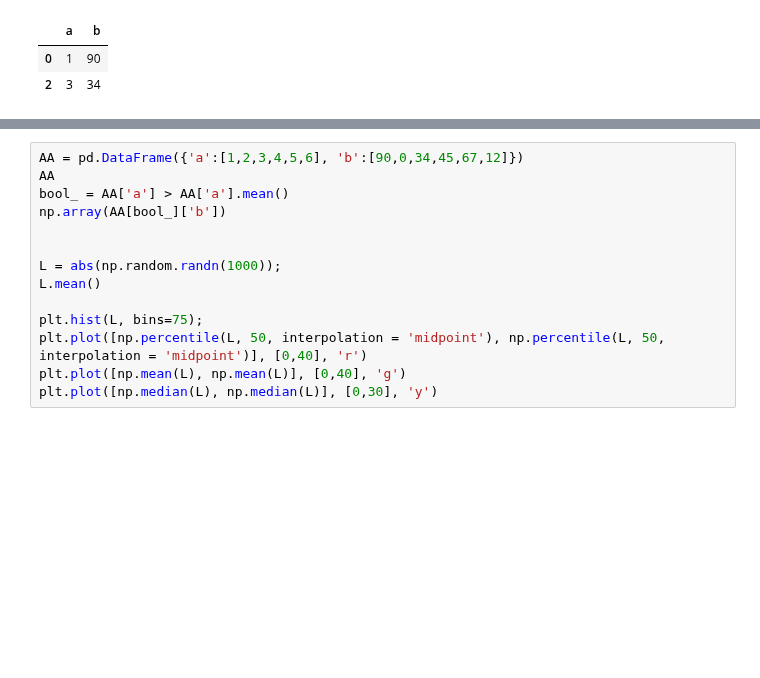
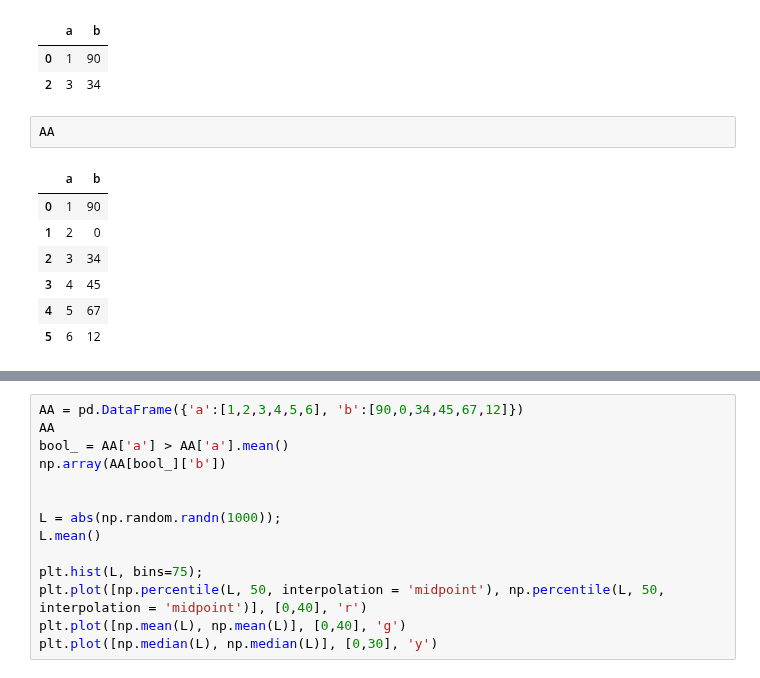
Before and after one commit to davidbestue/distractor_neurons, a Jupyter notebook: Christos_first_second/brian_simulations/ROC_simulations.ipynb, the cells around one changed output, grey strips where cells are left out. Cells and saved outputs as stored; diff of their text form; blank space fills up the shorter version.

```diff
--- a/Christos_first_second/brian_simulations/ROC_simulations.ipynb
+++ b/Christos_first_second/brian_simulations/ROC_simulations.ipynb
@@ -46,3 +46,13 @@ AA.loc[[0,2]]
 |  | a | b |
 | 0 | 1 | 90 |
 | 2 | 3 | 34 |
+# %%
+AA
+# %% [output]
+|  | a | b |
+| 0 | 1 | 90 |
+| 1 | 2 | 0 |
+| 2 | 3 | 34 |
+| 3 | 4 | 45 |
+| 4 | 5 | 67 |
+| 5 | 6 | 12 |
```
Also changed, not shown: parts of 1 cell of this notebook.
